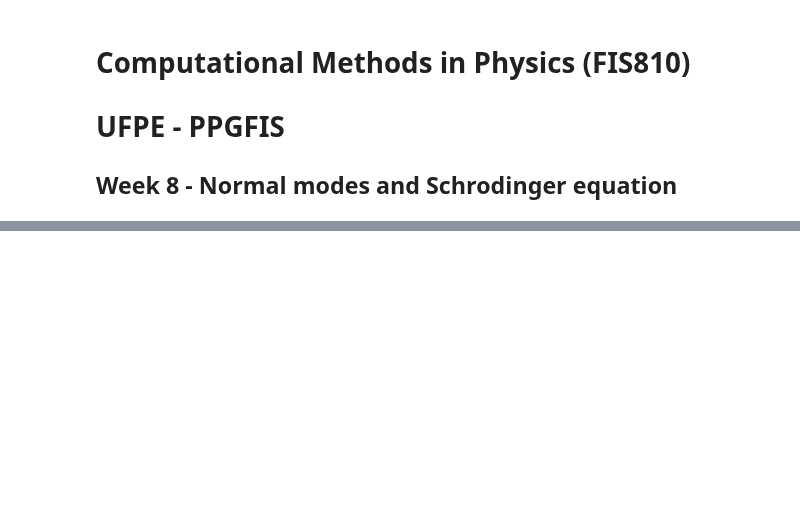
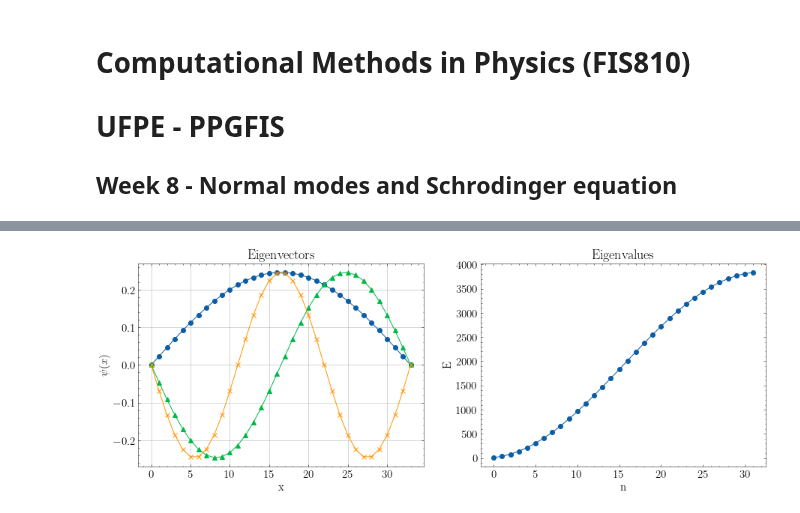
Before and after one commit to franklinzppa/fisica-computacional, a Jupyter notebook: Week 8 - Normal modes.ipynb, the cells around one changed output, grey strips where cells are left out. Saved outputs shown, nothing was run; the diff lists cells and outputs as text; code cells hidden in the pictures; blank space fills up the shorter version.

Commit message:
added schrodinger

```diff
--- a/Week 8 - Normal modes.ipynb
+++ b/Week 8 - Normal modes.ipynb
@@ -129,0 +224,49 @@ plt.show()
+# %%
+# Schrodinger: poço infinito
+
+N = 32
+L = 1.0
+x = np.linspace(0, L, N)
+dx = np.diff(x)[0]
+n = np.arange(1, N+1)
+
+# Potential
+
+V = np.zeros(N)
+
+# Building hamiltonian
+
+H = np.zeros((N,N))
+
+for i in range(N):
+    for j in range(N):
+        if i == j:
+            H[i][j] = 2.0*dx**-2 + V[i]
+        elif i == j+1 or i == j-1:
+            H[i][j] = -1.0*dx**-2
+
+e, v = linalg.eigh(H)
+
+def E_exact(n):
+    return 0.5*n**2
+
+plt.figure(figsize=(15,5))
+plt.subplot(1,2,1)
+plt.plot(add_boundary(v.T[0]), marker='o')
+plt.plot(add_boundary(v.T[1]), marker='^')
+plt.plot(add_boundary(v.T[2]), marker='x')
+plt.ylabel('$\psi(x)$')
+plt.xlabel('x')
+plt.grid()
+plt.title('Eigenvectors')
+
+plt.subplot(1,2,2)
+plt.plot(e, marker='o')
+#plt.plot(n, E_exact(n))
+plt.ylabel('E')
+plt.xlabel('n')
+plt.title('Eigenvalues')
+
+plt.show()
+# %% [output]
+[figure, added]
```
Also changed, not shown: parts of 16 cells of this notebook, 1 other file.
